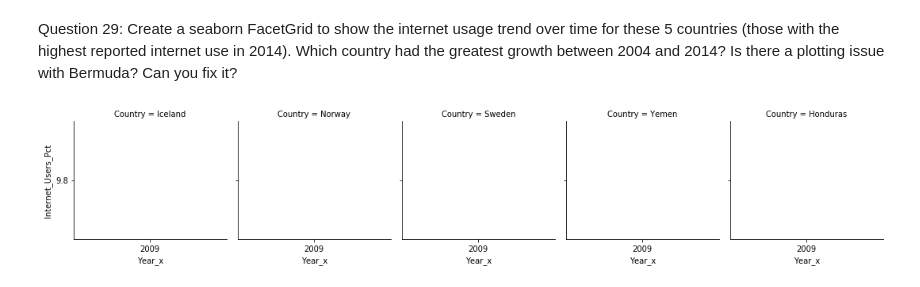
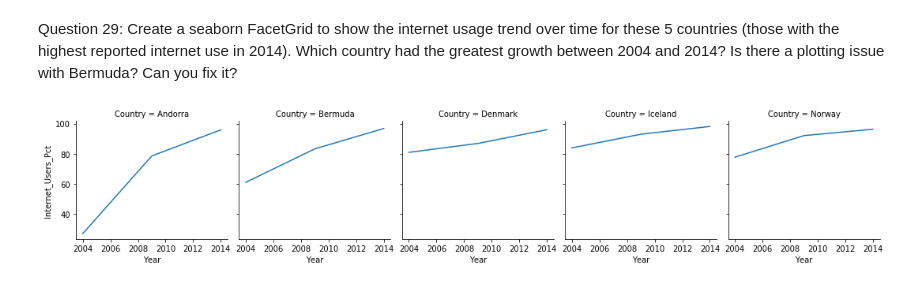
Before and after one commit to arikhursheed/gdp-and-internet-usage-arikhursheed, a Jupyter notebook: notebooks/un_data_explore.ipynb, the cells around one changed output. Saved outputs shown, nothing was run; the diff lists cells and outputs as text; code cells hidden in the pictures.

```diff
--- a/notebooks/un_data_explore.ipynb
+++ b/notebooks/un_data_explore.ipynb
@@ -261,11 +257,11 @@ Question 16: Subset the combined data frame to keep only the data for 2004, 2009
 # %%
 #subset the data
 
-gdp_and_internet_use = gdp_and_internet_use[['Country', 'Year_x','Year_y', 'GDP_Per_Capita','Internet_Users_Pct']]
+gdp_and_internet_use = gdp_and_internet_use[['Country', 'Year', 'GDP_Per_Capita','Internet_Users_Pct']]
 # %%
 #Filter the years
-years=['2004','2009','2014'] # create a list of the years
-gdp_and_internet_years = gdp_and_internet_use[gdp_and_internet_use.Year_y.isin(years)] #filter the years
+years=[2004,2009,2014] # create a list of the years
+gdp_and_internet_years = gdp_and_internet_use[gdp_and_internet_use.Year.isin(years)] #filter the years
 
 gdp_and_internet_years.shape
 # %% [output]
@@ -511,0 +445,5 @@ To retain the current behavior and silence the warning, pass 'sort=True'.
+# %%
+Country_list=['Iceland','Bermuda','Norway','Denmark','Andorra']
+# %%
+top_5_internet = gdp_and_internet_years.loc[gdp_and_internet_years.Country.isin(Country_list)]
+print(top_5_internet)
@@ -512,7 +467,7 @@ To retain the current behavior and silence the warning, pass 'sort=True'.
 # %% [markdown]
 Question 29: Create a seaborn FacetGrid to show the internet usage trend over time for these 5 countries (those with the highest reported internet use in 2014). Which country had the greatest growth between 2004 and 2014? Is there a plotting issue with Bermuda? Can you fix it?
 # %%
-nisreen = sns.FacetGrid(top_5_2009, col="Country")
-nisreen = nisreen.map(plt.plot, "Year_x","Internet_Users_Pct")
+g = sns.FacetGrid(top_5_internet, col="Country")
+g = g.map(plt.plot,"Year","Internet_Users_Pct")
 # %% [output]
-[figure, old version]
+[figure, new version]
```
Also changed, not shown: parts of 48 cells of this notebook.
